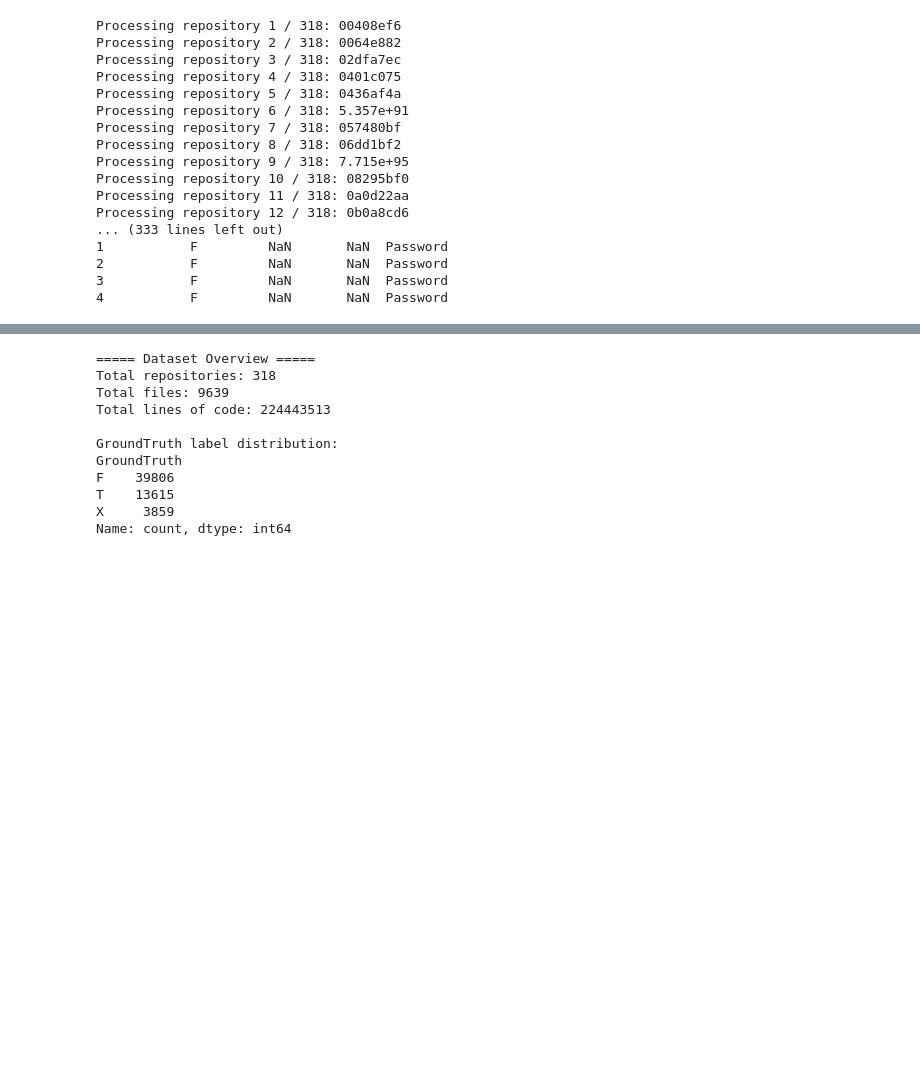
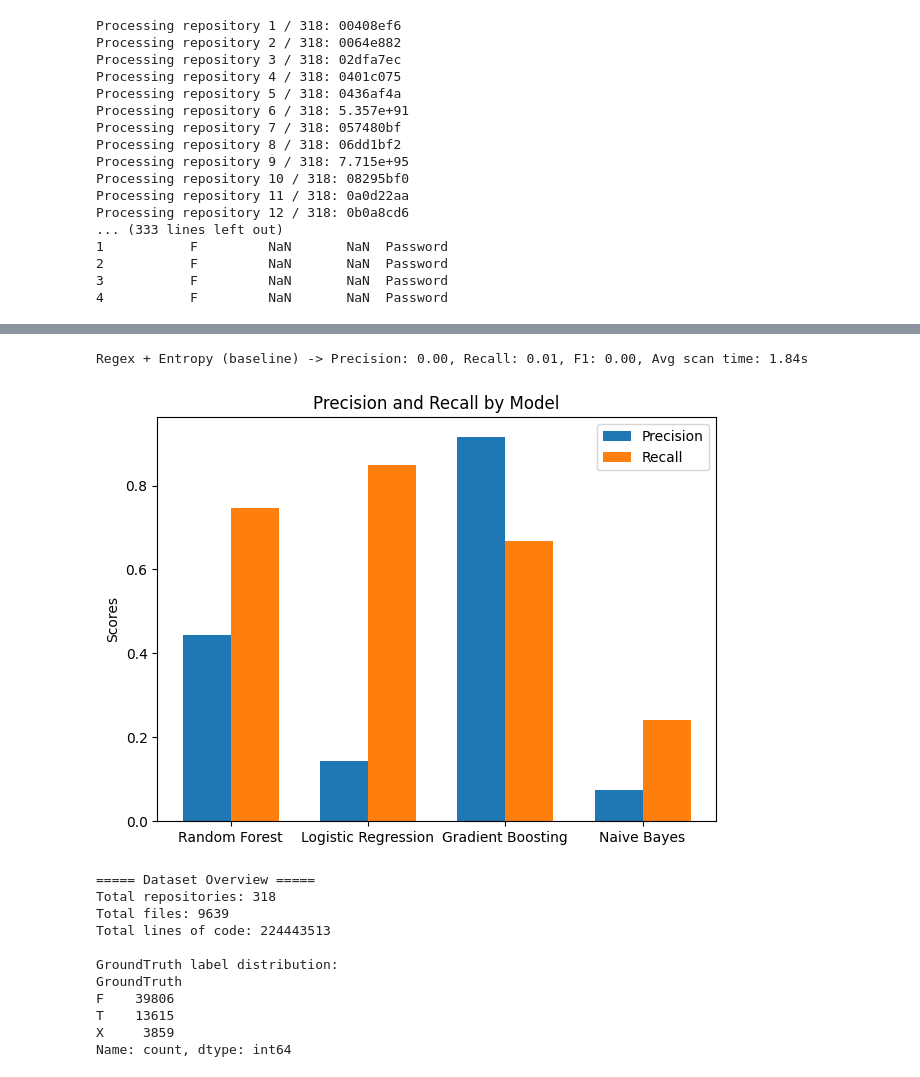
Before and after one commit to nehakarne/CredData, a Jupyter notebook: secrets_repo.ipynb, the cells around one changed output, grey strips where cells are left out. Saved outputs shown, nothing was run; the diff lists cells and outputs as text; code cells hidden in the pictures; blank space fills up the shorter version.

```diff
--- a/secrets_repo.ipynb
+++ b/secrets_repo.ipynb
@@ -272,0 +387,2 @@ Confusion Matrix:
+# %%
+model = train_random_forest(features_df)
@@ -272,0 +403,2 @@ Confusion Matrix:
+# %%
+model_lr = train_logistic_regression(features_df)
@@ -272,0 +419,2 @@ Confusion Matrix:
+# %%
+model_gb = train_gradient_boosting(features_df)
@@ -272,0 +435,2 @@ Confusion Matrix:
+# %%
+model_nb = train_naive_bayes(features_df)
@@ -273,3 +451,69 @@ Confusion Matrix:
+# %%
+subset_repos = df['RepoName'].unique()[:30]  # first 30 repos
+
+y_true = []
+y_pred = []
+start_time = time.time()
+
+for repo in subset_repos:
+    repo_df = df[df['RepoName'] == repo]
+    for _, row in repo_df.iterrows():
+        y_true.append(1 if row['GroundTruth'] == 'T' else 0)
+
+        predicted_tokens = regex_entropy_predict(row['Content'])
+
+        if row['GroundTruth'] == 'T' and pd.notna(row['ValueStart']) and pd.notna(row['ValueEnd']):
+            secret_token = row['Content'][int(row['ValueStart']):int(row['ValueEnd'])]
+            pred = 1 if secret_token in predicted_tokens else 0
+        else:
+            pred = 1 if len(predicted_tokens) > 0 else 0
+
+        y_pred.append(pred)
+
+end_time = time.time()
+scan_time = (end_time - start_time) / len(subset_repos)  # avg time per repo
+
+precision = precision_score(y_true, y_pred)
+recall = recall_score(y_true, y_pred)
+f1 = f1_score(y_true, y_pred)
+
+print(f"Regex + Entropy (baseline) -> Precision: {precision:.2f}, Recall: {recall:.2f}, "
+      f"F1: {f1:.2f}, Avg scan time: {scan_time:.2f}s")
+# %% [output]
+Regex + Entropy (baseline) -> Precision: 0.00, Recall: 0.01, F1: 0.00, Avg scan time: 1.84s
+# %%
+# Graph the models Precision vs Recall
+
+models = {
+    'Random Forest': model,
+    'Logistic Regression': model_lr,
+    'Gradient Boosting': model_gb,
+    'Naive Bayes': model_nb
+}
+precision_scores = []
+recall_scores = []
+for name, mdl in models.items():
+    X_train, X_test, y_train, y_test = prepare_balanced_data(features_df)
+    preds = mdl.predict(X_test)
+    precision = precision_score(y_test, preds)
+    recall = recall_score(y_test, preds)
+    precision_scores.append(precision)
+    recall_scores.append(recall)
+# Plotting
+x = np.arange(len(models))
+width = 0.35
+fig, ax = plt.subplots()
+rects1 = ax.bar(x - width/2, precision_scores, width, label='Precision')
+rects2 = ax.bar(x + width/2, recall_scores, width, label='Recall')
+ax.set_ylabel('Scores')
+ax.set_title('Precision and Recall by Model')
+ax.set_xticks(x)
+ax.set_xticklabels(models.keys())
+ax.legend()
+fig.tight_layout()
+plt.show()
+# %% [output]
+[figure, added]
 # %%
 print("===== Dataset Overview =====")
 print(f"Total repositories: {df['RepoName'].nunique()}")
```
Also changed, not shown: parts of 20 cells of this notebook.
